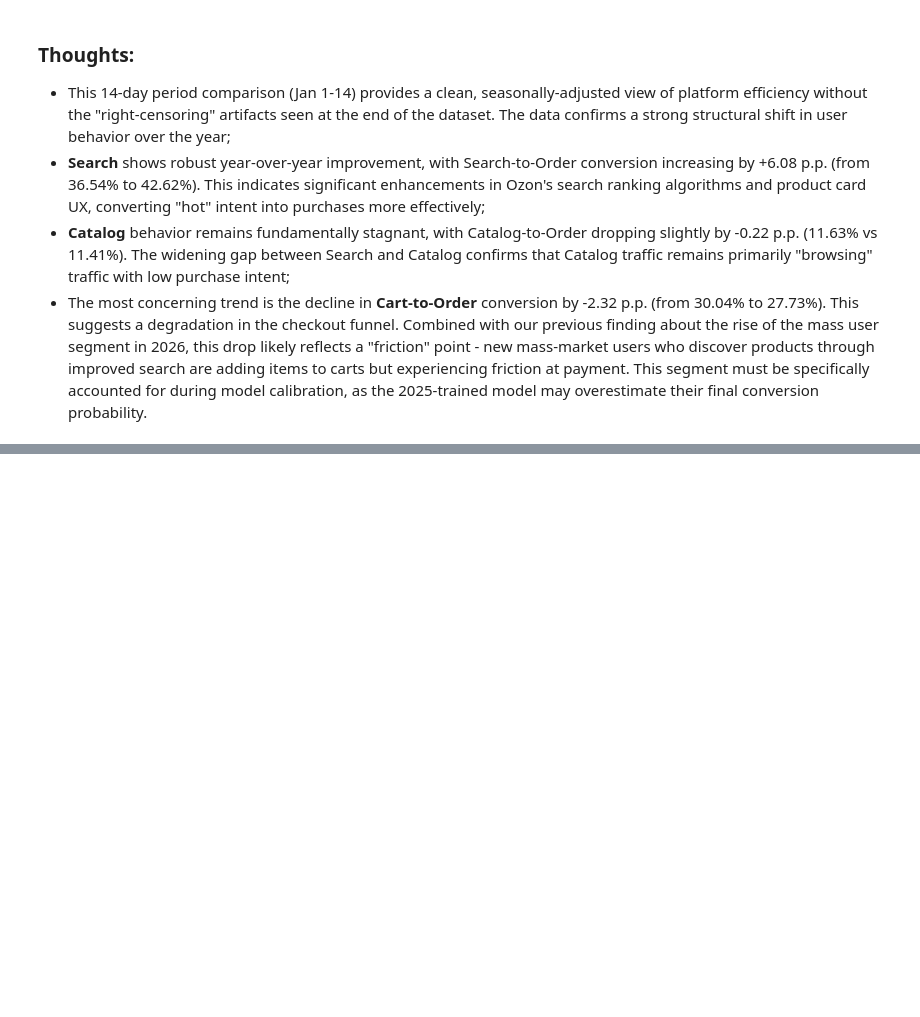
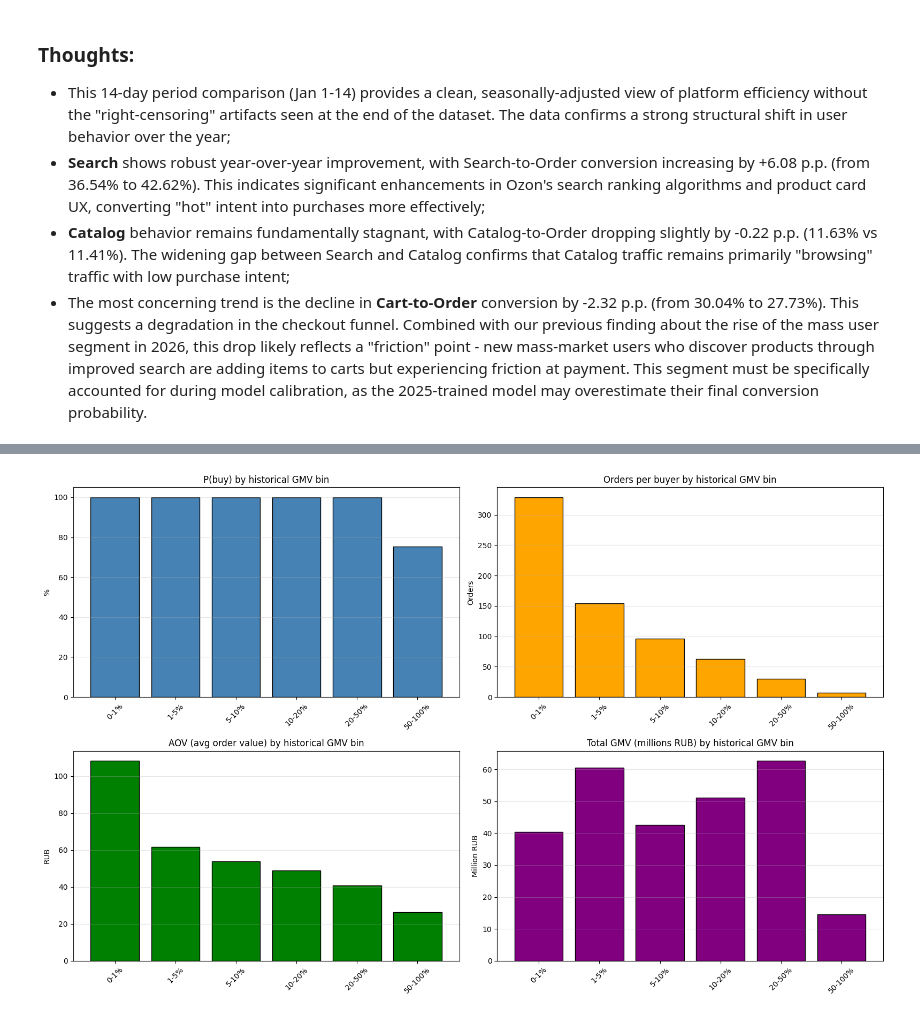
Before and after one commit to HelloImWebbieeee/E-cup_2026_by_Ozon_Tech, a Jupyter notebook: notebooks/data_eda.ipynb, the cells around one changed output, grey strips where cells are left out. Drawn from its saved outputs; the diff is of its cells as text; code cells hidden in the pictures; blank space fills up the shorter version.

```diff
--- a/notebooks/data_eda.ipynb
+++ b/notebooks/data_eda.ipynb
@@ -1728,0 +1985,41 @@ plt.show()
+# %%
+# VISUALIZATION
+fig, axes = plt.subplots(2, 2, figsize = (16, 10))
+
+# P(buy) by bins
+axes[0, 0].bar(bin_stats_pd["gmv_bin"], bin_stats_pd["p_buy"] * 100,
+               color = "steelblue", edgecolor = "black")
+axes[0, 0].set_title("P(buy) by historical GMV bin")
+axes[0, 0].set_ylabel("%")
+axes[0, 0].tick_params(axis = "x", rotation = 45)
+axes[0, 0].grid(alpha = 0.3, axis = "y")
+
+# Orders per buyer
+axes[0, 1].bar(bin_stats_pd["gmv_bin"], bin_stats_pd["orders_per_buyer"],
+               color = "orange", edgecolor = "black")
+axes[0, 1].set_title("Orders per buyer by historical GMV bin")
+axes[0, 1].set_ylabel("Orders")
+axes[0, 1].tick_params(axis = "x", rotation = 45)
+axes[0, 1].grid(alpha = 0.3, axis = "y")
+
+# AOV
+axes[1, 0].bar(bin_stats_pd["gmv_bin"], bin_stats_pd["aov"],
+               color = "green", edgecolor = "black")
+axes[1, 0].set_title("AOV (avg order value) by historical GMV bin")
+axes[1, 0].set_ylabel("RUB")
+axes[1, 0].tick_params(axis = "x", rotation = 45)
+axes[1, 0].grid(alpha = 0.3, axis = "y")
+
+# Total GMV by bin
+axes[1, 1].bar(bin_stats_pd["gmv_bin"], bin_stats_pd["total_bin_gmv"] / 1e6,
+               color = "purple", edgecolor = "black")
+axes[1, 1].set_title("Total GMV (millions RUB) by historical GMV bin")
+axes[1, 1].set_ylabel("Million RUB")
+axes[1, 1].tick_params(axis = "x", rotation = 45)
+axes[1, 1].grid(alpha = 0.3, axis = "y")
+
+plt.tight_layout()
+fig.savefig(REPORTS_GMV_DIR / "20_gmv_decomposition_by_bin.png", dpi = 150)
+plt.show()
+# %% [output]
+[figure, added]
```
Also changed, not shown: parts of 19 cells of this notebook.
